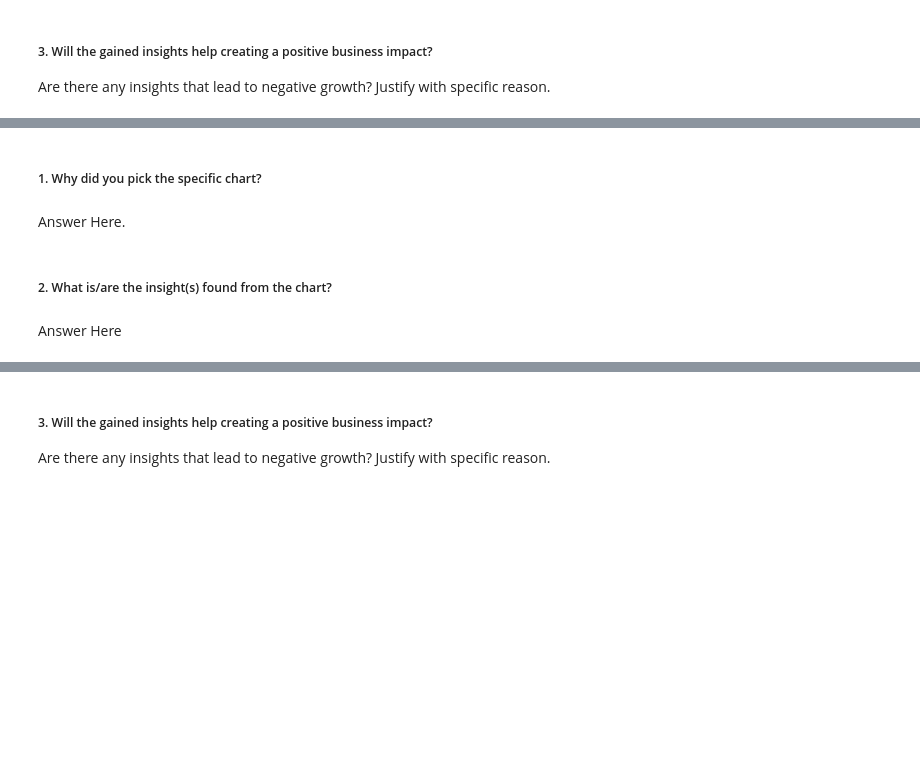
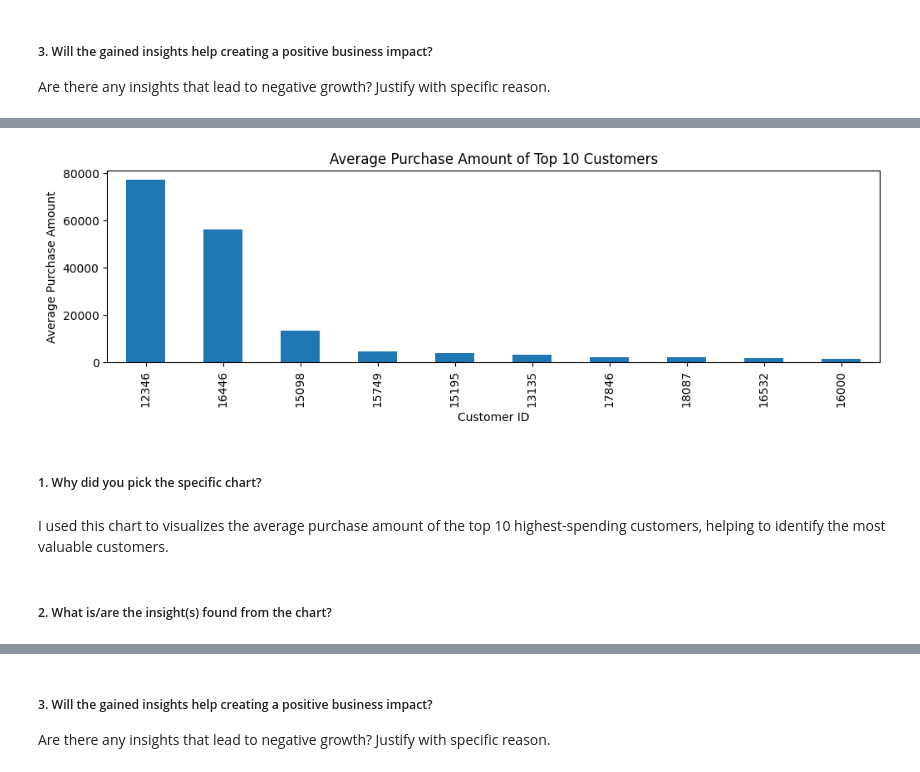
Before and after one commit to akshat-mishra-ds/Myntra-Online-Retail-Customer-Segmentation, a Jupyter notebook: Myntra_Online_Retail_Customer_Segmentation.ipynb, the cells around one changed output, grey strips where cells are left out. Drawn from its saved outputs; the diff is of its cells as text; code cells hidden in the pictures; blank space fills up the shorter version.

```diff
--- a/Myntra_Online_Retail_Customer_Segmentation.ipynb
+++ b/Myntra_Online_Retail_Customer_Segmentation.ipynb
@@ -584,8 +604,16 @@ Answer Here
+# %%
+# Plot average order value of top 10 customers
+plt.figure(figsize=(12, 3))
+Myntra_df.groupby('CustomerID')['Purchase_Amount'].mean().sort_values(ascending=False).head(10).plot(kind='bar')
+plt.title('Average Purchase Amount of Top 10 Customers')
+plt.xlabel('Customer ID')
+plt.ylabel('Average Purchase Amount')
+plt.show()
+# %% [output]
+[figure, added]
 # %% [markdown]
 ##### 1. Why did you pick the specific chart?
-# %% [markdown]
-Answer Here.
+# %% [markdown]
+I used this chart to visualizes the average purchase amount of the top 10 highest-spending customers, helping to identify the most valuable customers.
 # %% [markdown]
 ##### 2. What is/are the insight(s) found from the chart?
-# %% [markdown]
-Answer Here
```
Also changed, not shown: parts of 20 cells of this notebook.
